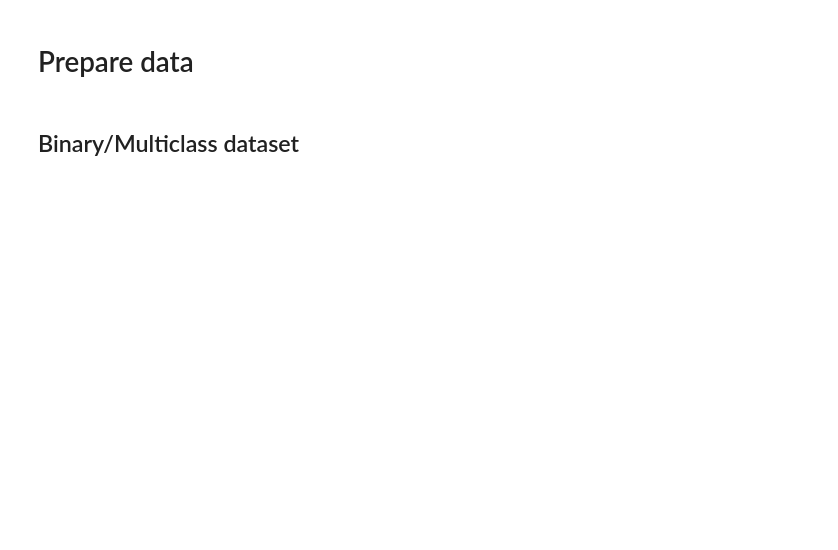
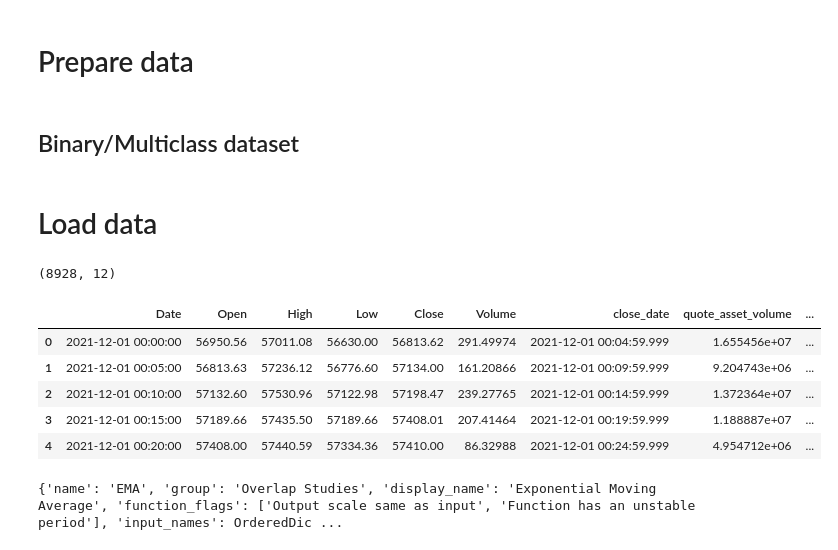
Before and after one commit to diegoirigaray/crypto_bot, a Jupyter notebook: notebooks/data_code.ipynb, the cells around one changed output. Cells and saved outputs as stored; diff of their text form; code cells hidden in the pictures; blank space fills up the shorter version.

```diff
--- a/notebooks/data_code.ipynb
+++ b/notebooks/data_code.ipynb
@@ -119,0 +75,2 @@ MANIFEST
+# %% [markdown]
+# Load data
@@ -119,0 +79,13 @@ MANIFEST
+# %%
+ds.shape
+# %% [output]
+(8928, 12)
+# %%
+ds.head()
+# %% [output]
+|  | Date | Open | High | Low | Close | Volume | close_date | quote_asset_volume | ... |
+| 0 | 2021-12-01 00:00:00 | 56950.56 | 57011.08 | 56630.00 | 56813.62 | 291.49974 | 2021-12-01 00:04:59.999 | 1.655456e+07 | ... |
+| 1 | 2021-12-01 00:05:00 | 56813.63 | 57236.12 | 56776.60 | 57134.00 | 161.20866 | 2021-12-01 00:09:59.999 | 9.204743e+06 | ... |
+| 2 | 2021-12-01 00:10:00 | 57132.60 | 57530.96 | 57122.98 | 57198.47 | 239.27765 | 2021-12-01 00:14:59.999 | 1.372364e+07 | ... |
+| 3 | 2021-12-01 00:15:00 | 57189.66 | 57435.50 | 57189.66 | 57408.01 | 207.41464 | 2021-12-01 00:19:59.999 | 1.188887e+07 | ... |
+| 4 | 2021-12-01 00:20:00 | 57408.00 | 57440.59 | 57334.36 | 57410.00 | 86.32988 | 2021-12-01 00:24:59.999 | 4.954712e+06 | ... |
@@ -119,0 +121,4 @@ MANIFEST
+# %%
+Function('EMA')
+# %% [output]
+{'name': 'EMA', 'group': 'Overlap Studies', 'display_name': 'Exponential Moving Average', 'function_flags': ['Output scale same as input', 'Function has an unstable period'], 'input_names': OrderedDic ...
```
Also changed, not shown: parts of 21 cells of this notebook, 4 other files.
